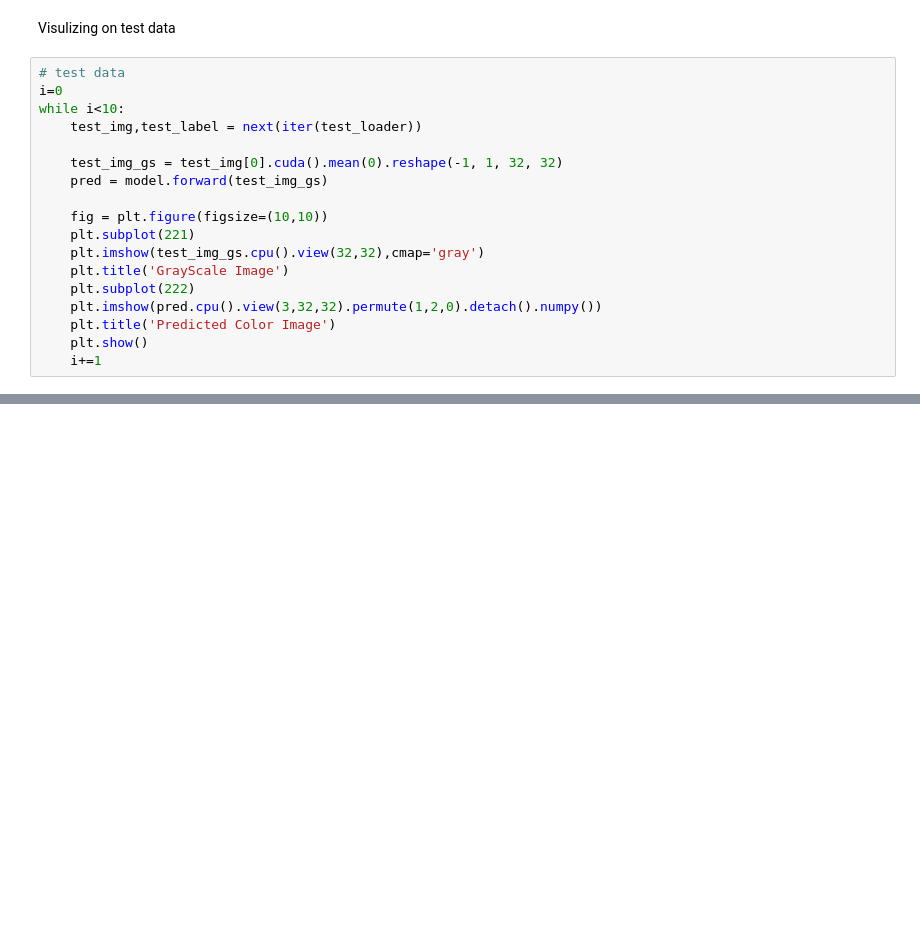
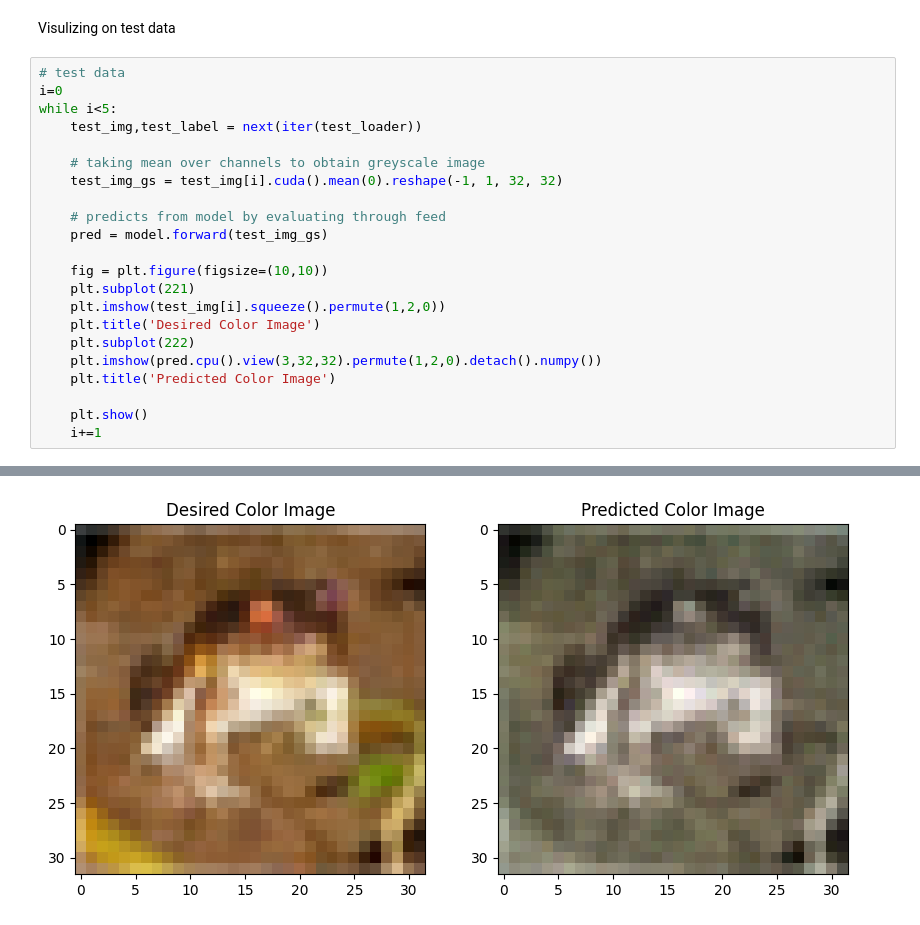
Before and after one commit to seba6029/LMHAI, a Jupyter notebook: Week1/LMHSS23_AAI_Week1_Ex1_Sebastian.ipynb, the cells around one changed output, grey strips where cells are left out. Saved outputs shown, nothing was run; the diff lists cells and outputs as text; blank space fills up the shorter version.

```diff
--- a/Week1/LMHSS23_AAI_Week1_Ex1_Sebastian.ipynb
+++ b/Week1/LMHSS23_AAI_Week1_Ex1_Sebastian.ipynb
@@ -329,18 +340,23 @@ Visulizing on test data
 # %%
 # test data
 i=0
-while i<10:
+while i<5:
     test_img,test_label = next(iter(test_loader))
 
-    test_img_gs = test_img[0].cuda().mean(0).reshape(-1, 1, 32, 32)
+    # taking mean over channels to obtain greyscale image
+    test_img_gs = test_img[i].cuda().mean(0).reshape(-1, 1, 32, 32)
+
+    # predicts from model by evaluating through feed
     pred = model.forward(test_img_gs)
 
     fig = plt.figure(figsize=(10,10))
     plt.subplot(221)
-    plt.imshow(test_img_gs.cpu().view(32,32),cmap='gray')
-    plt.title('GrayScale Image')
+    plt.imshow(test_img[i].squeeze().permute(1,2,0))
+    plt.title('Desired Color Image')
     plt.subplot(222)
     plt.imshow(pred.cpu().view(3,32,32).permute(1,2,0).detach().numpy())
     plt.title('Predicted Color Image')
+
     plt.show()
     i+=1
+# %% [output]
@@ -346,0 +364 @@ while i<10:
+[figure, added]
```
Also changed, not shown: parts of 7 cells of this notebook.
